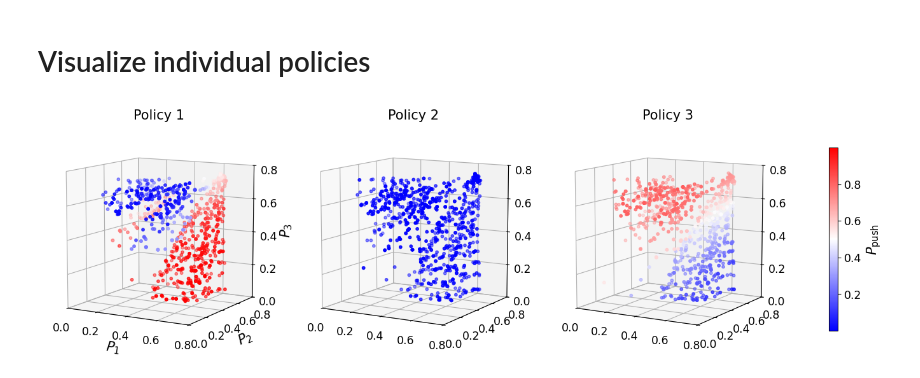
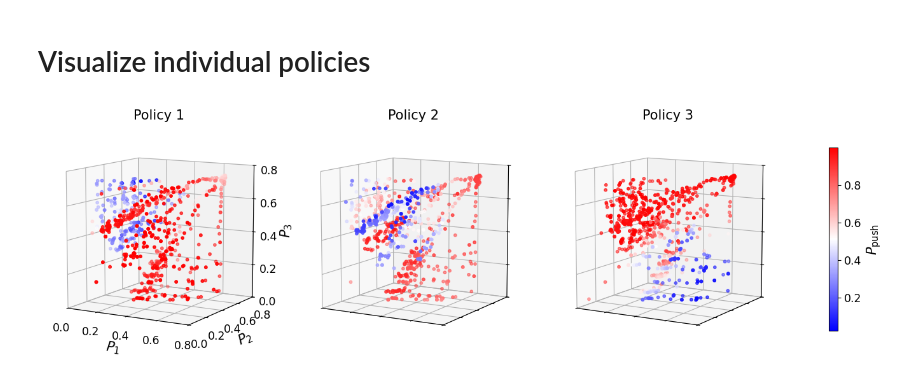
Before and after one commit to XaqLab/hex-arena, a Jupyter notebook: load-policy-labels.ipynb, the cells around one changed output. Drawn from its saved outputs; the diff is of its cells as text; code cells hidden in the pictures.

```diff
--- a/load-policy-labels.ipynb
+++ b/load-policy-labels.ipynb
@@ -23,9 +23,11 @@ rng = np.random.default_rng()
 # %% [markdown]
 # Plot policy labels found by HMM training
 # %%
-with open('store/marco.policy.labels.pkl', 'rb') as f:
+subject = 'viktor'
+n_policies = 3
+with open(f'store/{subject}.{n_policies}policy.labels.pkl', 'rb') as f:
     saved = pickle.load(f)
 block_ids = saved['block_ids']
 block_infos = saved['block_infos']
-print(f'{len(block_ids)} blocks of Marco fetched, using exponential schedule and quality cue')
+print(f'{len(block_ids)} blocks of {subject} fetched, using exponential schedule and quality cue')
 # %% [output]
@@ -52,10 +72,12 @@ from matplotlib.colors import ListedColormap
 
 kappa = 0.01
 b_idx = rng.choice([i for i, block_id in enumerate(block_ids) if block_infos[block_id]['kappa']==kappa])
+# b_idx = block_ids.index(('20220106', 1))
+# b_idx = block_ids.index(('20230217', 5))
 n_steps = len(beliefs[b_idx])
 n_policies = gammas[b_idx].shape[1]
 fig, axes = plt.subplots(3, 1, figsize=(10, 6), sharex=True)
-cmap = ListedColormap(['limegreen', 'royalblue', 'tomato'])
+cmap = ListedColormap(['limegreen', 'royalblue', 'tomato'][:n_policies])
 for i, ax in enumerate(axes):
     if i==0:
         lines = []
@@ -83,5 +105,5 @@ for i, ax in enumerate(axes):
     ax.set_aspect(n_steps/6)
 axes[0].set_title('{}, block {}'.format(block_ids[b_idx][0], block_ids[b_idx][1]+1))
 axes[-1].set_xlabel('Time (s)')
-fig.savefig(FIG_DIR/'marco.policy.labels.svg')
+fig.savefig(FIG_DIR/f'{subject}.policy.labels.svg')
 # %% [output]
@@ -90,37 +112,39 @@ fig.savefig(FIG_DIR/'marco.policy.labels.svg')
 # Visualize individual policies
 # %%
 import torch
-from irc.hmp import HiddenMarkovPolicy
+from irc.hmm import HiddenMarkovPolicy
 
-n_policies = gammas[0].shape[1]
 hmp = HiddenMarkovPolicy(
     n_policies, input_dim=3, n_actions=4, policy={'num_features': [16]},
 )
-hmp.load_state_dict(torch.load('store/marco.hmp.state.pt'))
+hmp.load_state_dict(torch.load(f'store/{subject}.hmp{n_policies}.state.pt'))
 # %%
 probs = []
 for i in range(n_policies):
     with torch.no_grad():
         logits = hmp.policies[i](torch.tensor(beliefs[b_idx], dtype=torch.float))
         probs.append(1-torch.softmax(logits, dim=1)[:, 3])
+        # probs.append(torch.softmax(logits, dim=1)[:, 0])
 probs = torch.stack(probs)
 
 fig = plt.figure(figsize=(n_policies*5, 4))
 axes = []
 for i in range(n_policies):
     ax = fig.add_axes([0.025+i/n_policies, 0.05, 0.9/n_policies, 0.9], projection='3d', elev=10)
     axes.append(ax)
     idxs = rng.choice(len(beliefs[b_idx]), 1000)
     h = ax.scatter(
         beliefs[b_idx][idxs, 0], beliefs[b_idx][idxs, 1], beliefs[b_idx][idxs, 2], s=10,
         c=probs[i, idxs], cmap='bwr', vmin=probs.min(), vmax=probs.max(),
     )
     ax.set_xlim([0, 0.8]), ax.set_ylim([0, 0.8]), ax.set_zlim([0, 0.8])
     ax.set_aspect('equal')
     ax.set_title(f'Policy {i+1}')
     if i==0:
         ax.set_xlabel('$P_1$'), ax.set_ylabel('$P_2$'), ax.set_zlabel('$P_3$')
+    else:
+        ax.set_xticklabels([]); ax.set_yticklabels([]); ax.set_zticklabels([])
 fig.colorbar(h, ax=axes, shrink=0.8, label=r'$P_\mathrm{push}$')
-fig.savefig(FIG_DIR/'marco.bandit.policies.svg')
+fig.savefig(FIG_DIR/f'{subject}.bandit.{n_policies}policies.svg')
 # %% [output]
-[figure, old version]
+[figure, new version]
```
Also changed, not shown: parts of 8 cells of this notebook, 6 other files.
